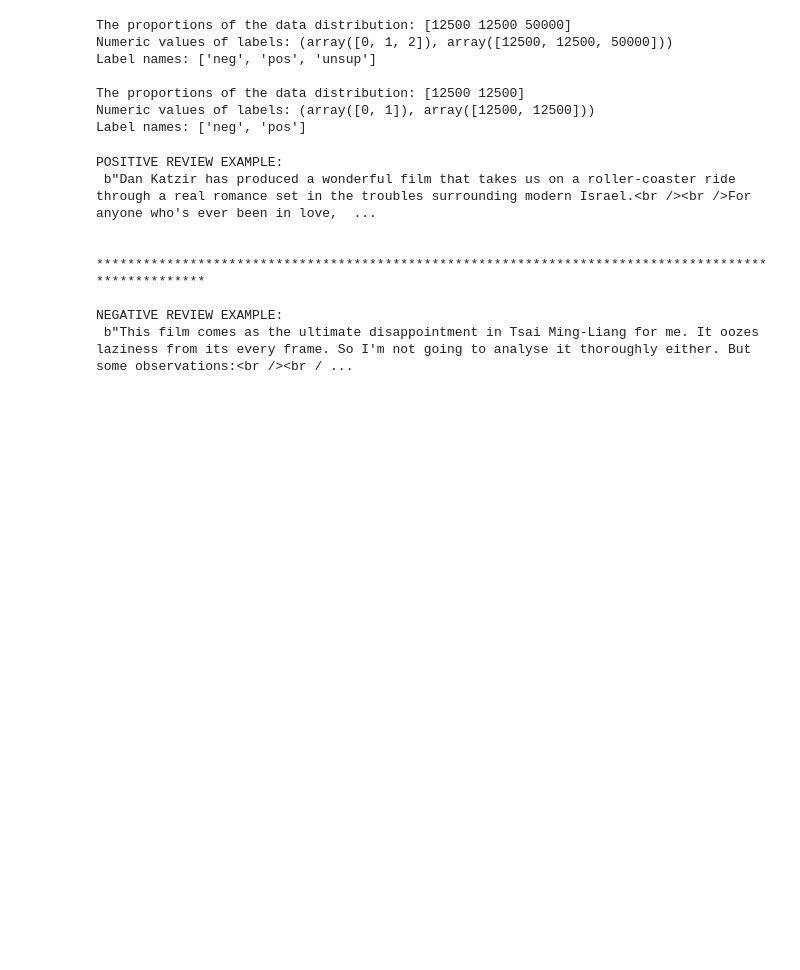
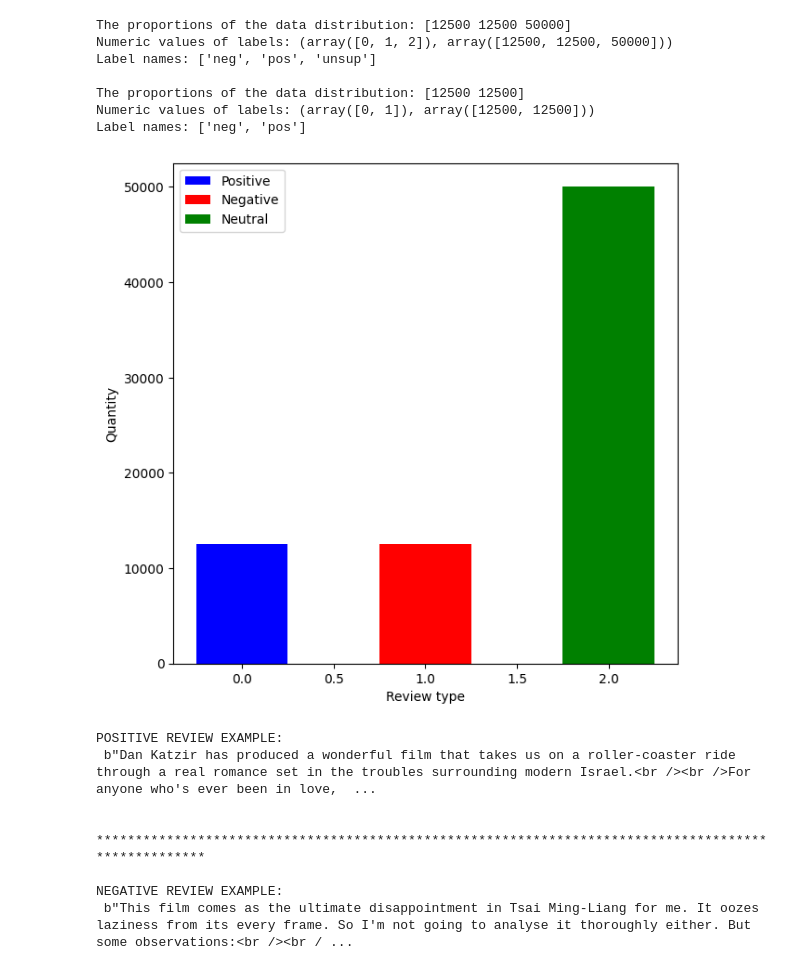
Before and after one commit to KonradKaczmarek79/sentiment_analysis_on_movie_reviews, a Jupyter notebook: Sentiment_analysis_on_movie_reviews_main.ipynb, the cells around one changed output. Saved outputs shown, nothing was run; the diff lists cells and outputs as text; code cells hidden in the pictures; blank space fills up the shorter version.

```diff
--- a/Sentiment_analysis_on_movie_reviews_main.ipynb
+++ b/Sentiment_analysis_on_movie_reviews_main.ipynb
@@ -56,6 +56,10 @@ Label names: ['neg', 'pos', 'unsup']
 The proportions of the data distribution: [12500 12500]
 Numeric values of labels: (array([0, 1]), array([12500, 12500]))
 Label names: ['neg', 'pos']
+# %%
+sdv.count_per_label(np.bincount(y_train), ('Positive', 'Negative', 'Neutral'))
+# %% [output]
+[figure, added]
 # %%
 # lets see how the reviews looks like
 
```
Also changed, not shown: parts of 5 cells of this notebook, 3 other files.
